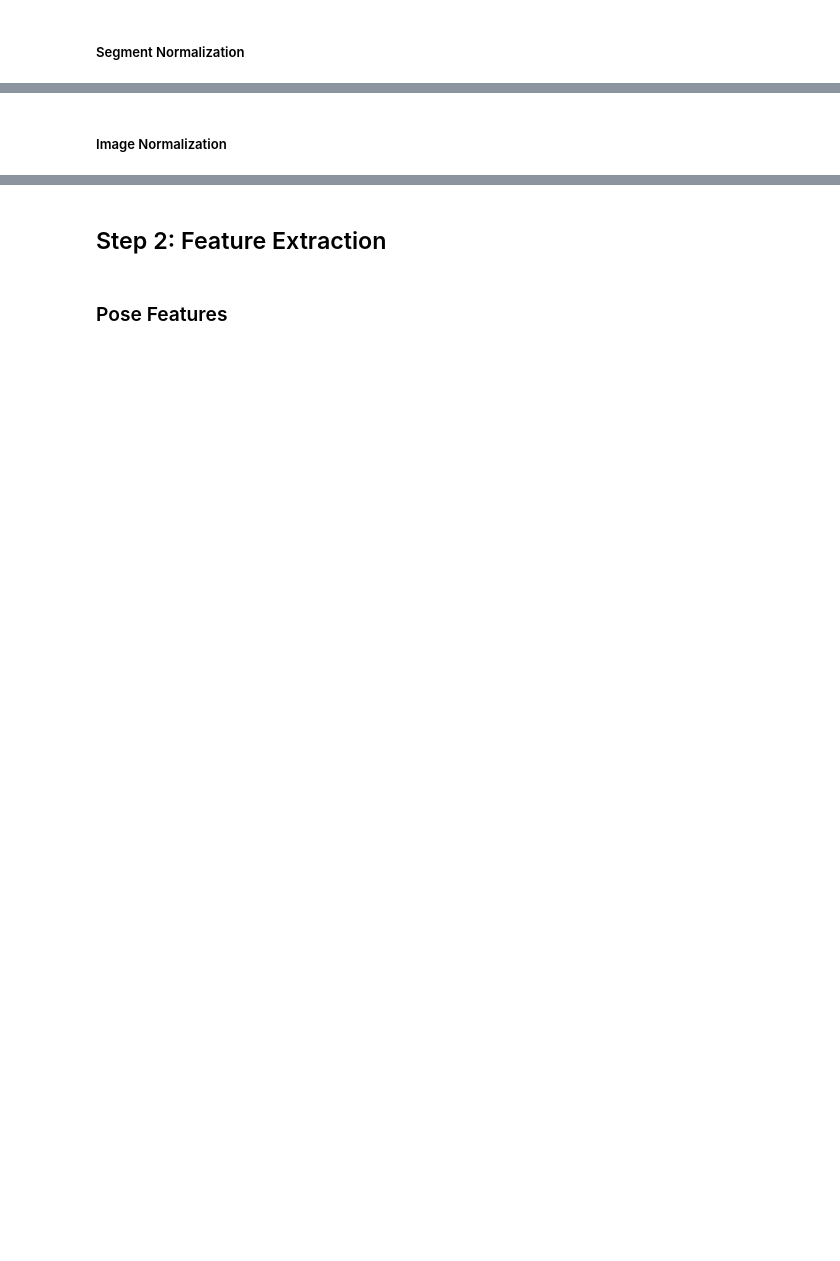
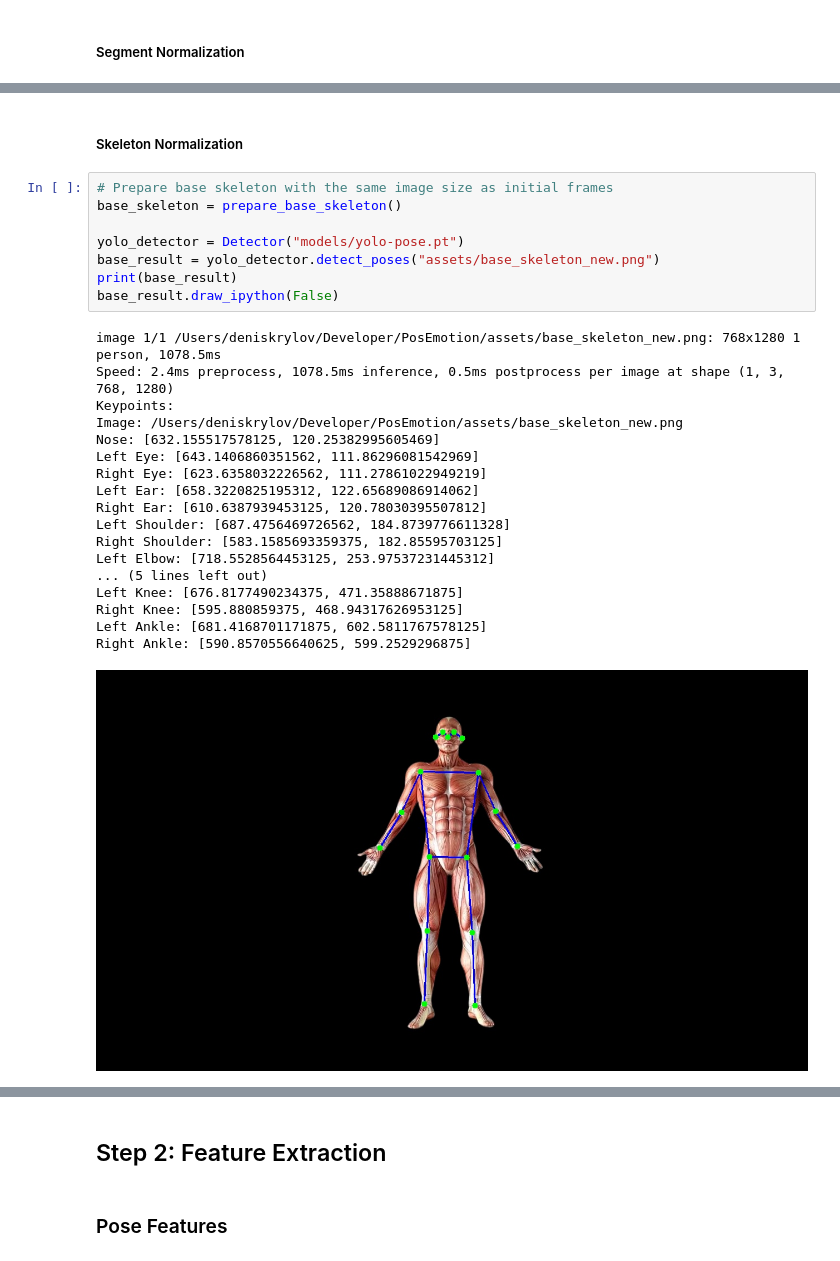
Before and after one commit to denskrlv/PosEmotion, a Jupyter notebook: app.ipynb, the cells around one changed output, grey strips where cells are left out. Drawn from its saved outputs; the diff is of its cells as text; blank space fills up the shorter version.

```diff
--- a/app.ipynb
+++ b/app.ipynb
@@ -140,3 +163,30 @@ Original (first 5): [(0, 27), (28, 39), (40, 51), (52, 69), (70, 77)]
 Normalized (first 5): [(0, 9), (10, 19), (20, 29), (30, 39), (40, 49)]
 # %% [markdown]
-##### Image Normalization
+##### Skeleton Normalization
+# %%
+# Prepare base skeleton with the same image size as initial frames
+base_skeleton = prepare_base_skeleton()
+
+yolo_detector = Detector("models/yolo-pose.pt")
+base_result = yolo_detector.detect_poses("assets/base_skeleton_new.png")
+print(base_result)
+base_result.draw_ipython(False)
+# %% [output]
+image 1/1 /Users/deniskrylov/Developer/PosEmotion/assets/base_skeleton_new.png: 768x1280 1 person, 1078.5ms
+Speed: 2.4ms preprocess, 1078.5ms inference, 0.5ms postprocess per image at shape (1, 3, 768, 1280)
+Keypoints:
+Image: /Users/deniskrylov/Developer/PosEmotion/assets/base_skeleton_new.png
+Nose: [632.155517578125, 120.25382995605469]
+Left Eye: [643.1406860351562, 111.86296081542969]
+Right Eye: [623.6358032226562, 111.27861022949219]
+Left Ear: [658.3220825195312, 122.65689086914062]
+Right Ear: [610.6387939453125, 120.78030395507812]
+Left Shoulder: [687.4756469726562, 184.8739776611328]
+Right Shoulder: [583.1585693359375, 182.85595703125]
+Left Elbow: [718.5528564453125, 253.97537231445312]
+... (5 lines left out)
+Left Knee: [676.8177490234375, 471.35888671875]
+Right Knee: [595.880859375, 468.94317626953125]
+Left Ankle: [681.4168701171875, 602.5811767578125]
+Right Ankle: [590.8570556640625, 599.2529296875]
+[figure, added]
```
Also changed, not shown: parts of 11 cells of this notebook, 2 other files.
